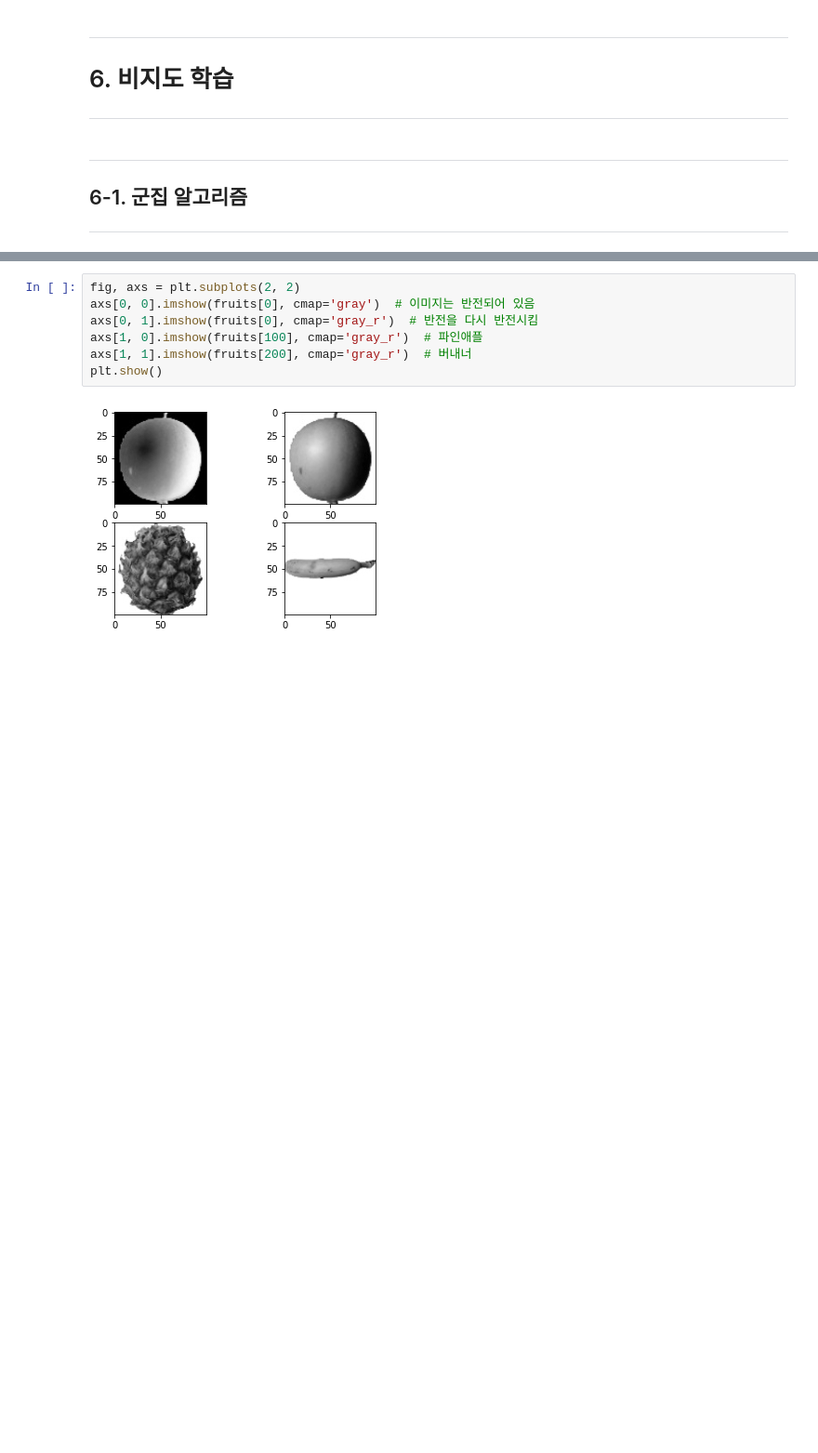
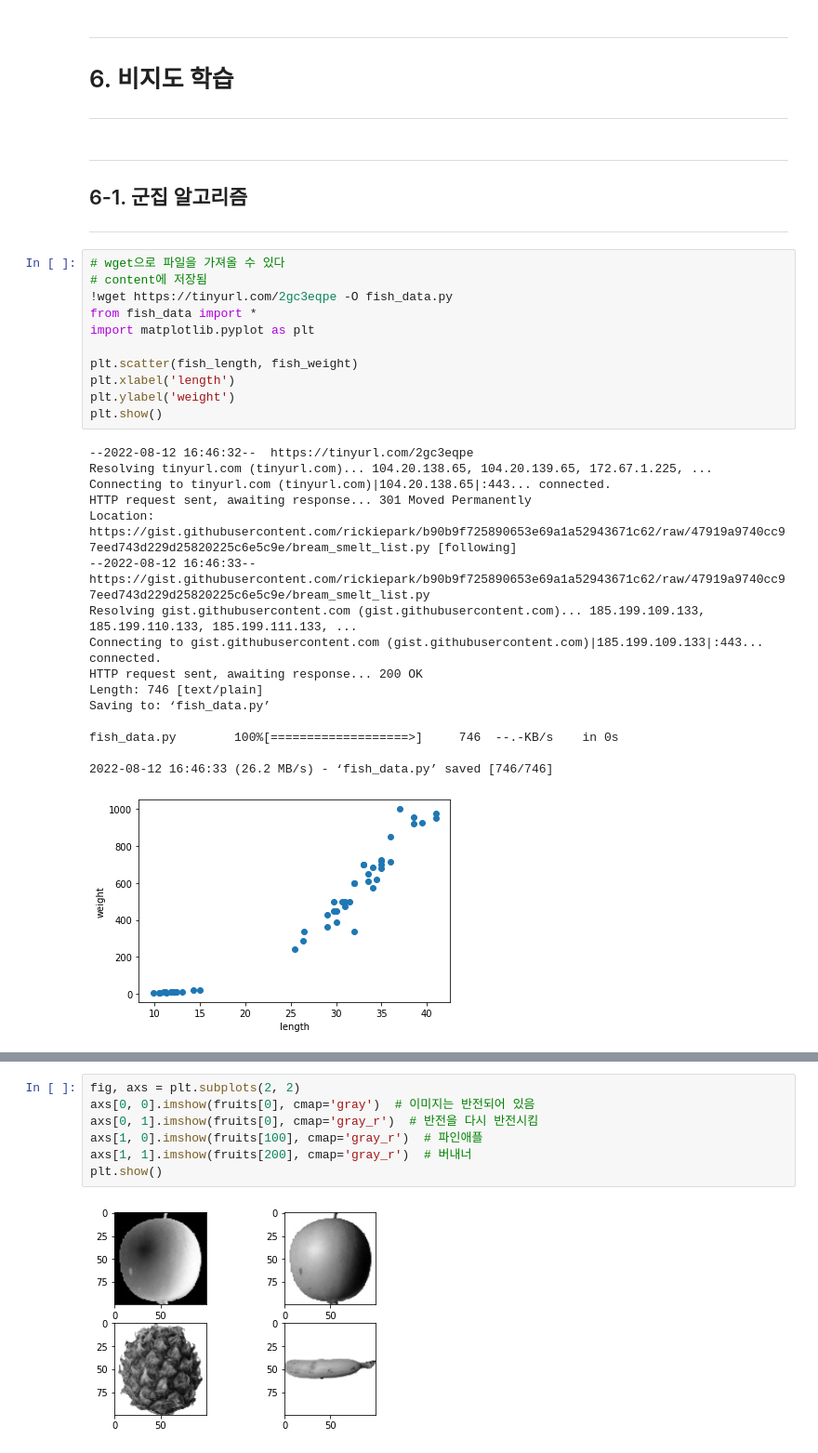
Before and after one commit to keizikang/self_study_mldl, a Jupyter notebook: 혼공머신_6장.ipynb, the cells around one changed output, grey strips where cells are left out. Shown at 93% size. Cells and saved outputs as stored; diff of their text form; blank space fills up the shorter version.

```diff
--- a/혼공머신_6장.ipynb
+++ b/혼공머신_6장.ipynb
@@ -8,4 +8,32 @@
 ---
 ## 6-1. 군집 알고리즘
 ---
+# %%
+# wget으로 파일을 가져올 수 있다
+# content에 저장됨
+!wget https://tinyurl.com/2gc3eqpe -O fish_data.py
+from fish_data import *
+import matplotlib.pyplot as plt
+
+plt.scatter(fish_length, fish_weight)
+plt.xlabel('length')
+plt.ylabel('weight')
+plt.show()
+# %% [output]
+--2022-08-12 16:46:32--  https://tinyurl.com/2gc3eqpe
+Resolving tinyurl.com (tinyurl.com)... 104.20.138.65, 104.20.139.65, 172.67.1.225, ...
+Connecting to tinyurl.com (tinyurl.com)|104.20.138.65|:443... connected.
+HTTP request sent, awaiting response... 301 Moved Permanently
+Location: https://gist.githubusercontent.com/rickiepark/b90b9f725890653e69a1a52943671c62/raw/47919a9740cc97eed743d229d25820225c6e5c9e/bream_smelt_list.py [following]
+--2022-08-12 16:46:33--  https://gist.githubusercontent.com/rickiepark/b90b9f725890653e69a1a52943671c62/raw/47919a9740cc97eed743d229d25820225c6e5c9e/bream_smelt_list.py
+Resolving gist.githubusercontent.com (gist.githubusercontent.com)... 185.199.109.133, 185.199.110.133, 185.199.111.133, ...
+Connecting to gist.githubusercontent.com (gist.githubusercontent.com)|185.199.109.133|:443... connected.
+HTTP request sent, awaiting response... 200 OK
+Length: 746 [text/plain]
+Saving to: ‘fish_data.py’
+
+fish_data.py        100%[===================>]     746  --.-KB/s    in 0s
+
+2022-08-12 16:46:33 (26.2 MB/s) - ‘fish_data.py’ saved [746/746]
+[figure, added]
 # %%
```
Also changed, not shown: parts of 44 cells of this notebook.
